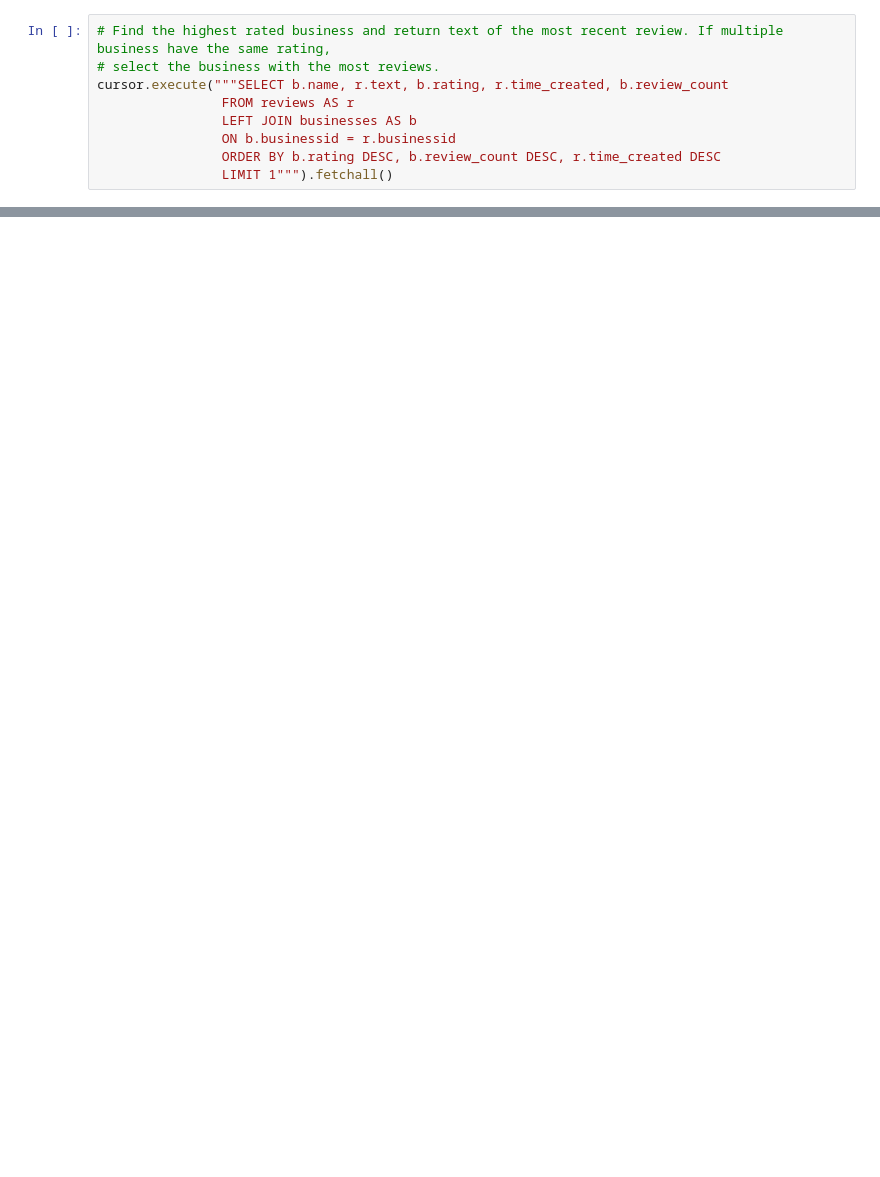
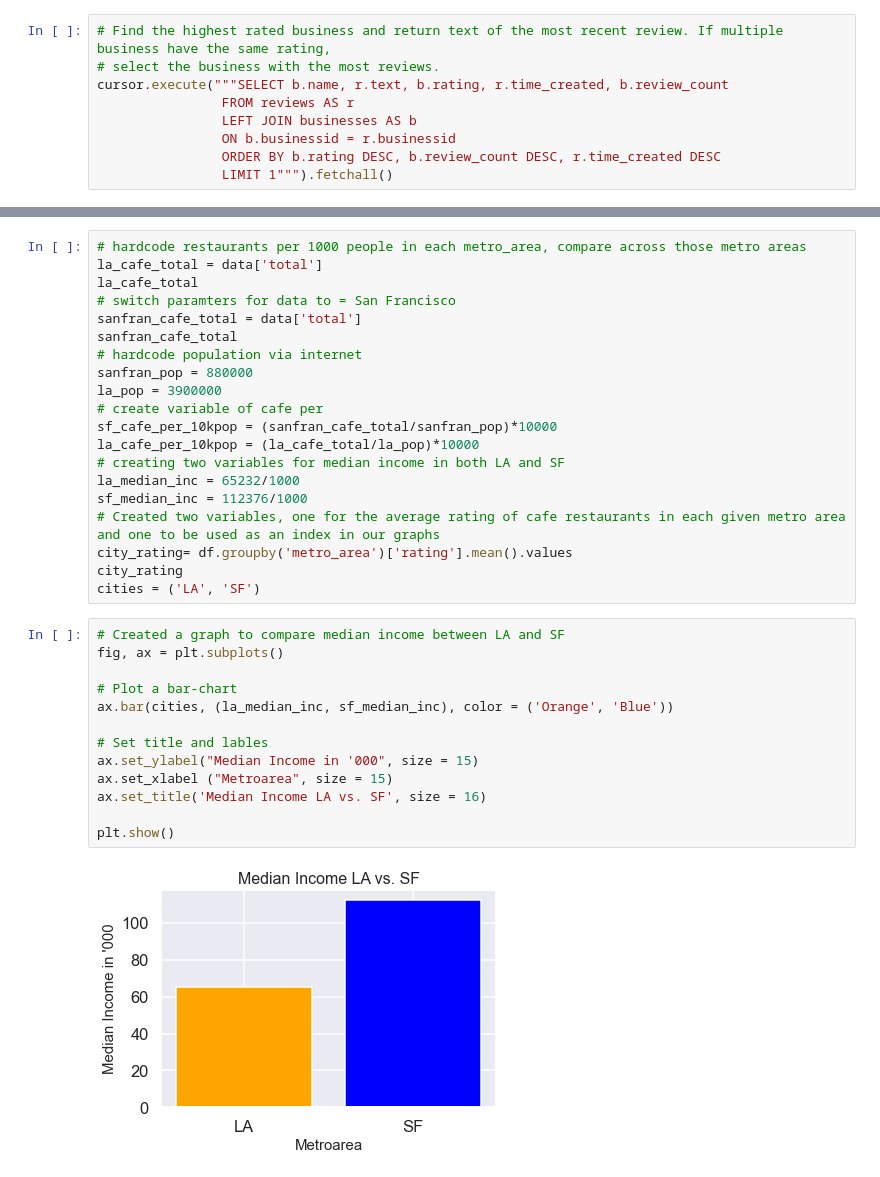
Before and after one commit to dawsonc96/YELP-Reviews-Project, a Jupyter notebook: yelp_setup.ipynb, the cells around one changed output, grey strips where cells are left out. Saved outputs shown, nothing was run; the diff lists cells and outputs as text; blank space fills up the shorter version.

Commit message:
Completed SQL Queries, create 4 unique graphs, and commented throughout code

```diff
--- a/yelp_setup.ipynb
+++ b/yelp_setup.ipynb
@@ -524,0 +387,35 @@ cursor.execute("""SELECT b.name, r.text, b.rating, r.time_created, b.review_coun
+# %%
+# hardcode restaurants per 1000 people in each metro_area, compare across those metro areas
+la_cafe_total = data['total']
+la_cafe_total
+# switch paramters for data to = San Francisco
+sanfran_cafe_total = data['total']
+sanfran_cafe_total
+# hardcode population via internet
+sanfran_pop = 880000
+la_pop = 3900000
+# create variable of cafe per
+sf_cafe_per_10kpop = (sanfran_cafe_total/sanfran_pop)*10000
+la_cafe_per_10kpop = (la_cafe_total/la_pop)*10000
+# creating two variables for median income in both LA and SF
+la_median_inc = 65232/1000
+sf_median_inc = 112376/1000
+# Created two variables, one for the average rating of cafe restaurants in each given metro area and one to be used as an index in our graphs
+city_rating= df.groupby('metro_area')['rating'].mean().values
+city_rating
+cities = ('LA', 'SF')
+# %%
+# Created a graph to compare median income between LA and SF
+fig, ax = plt.subplots()
+
+# Plot a bar-chart
+ax.bar(cities, (la_median_inc, sf_median_inc), color = ('Orange', 'Blue'))
+
+# Set title and lables
+ax.set_ylabel("Median Income in '000", size = 15)
+ax.set_xlabel ("Metroarea", size = 15)
+ax.set_title('Median Income LA vs. SF', size = 16)
+
+plt.show()
+# %% [output]
+[figure, added]
```
Also changed, not shown: parts of 69 cells of this notebook, 1 other file.
